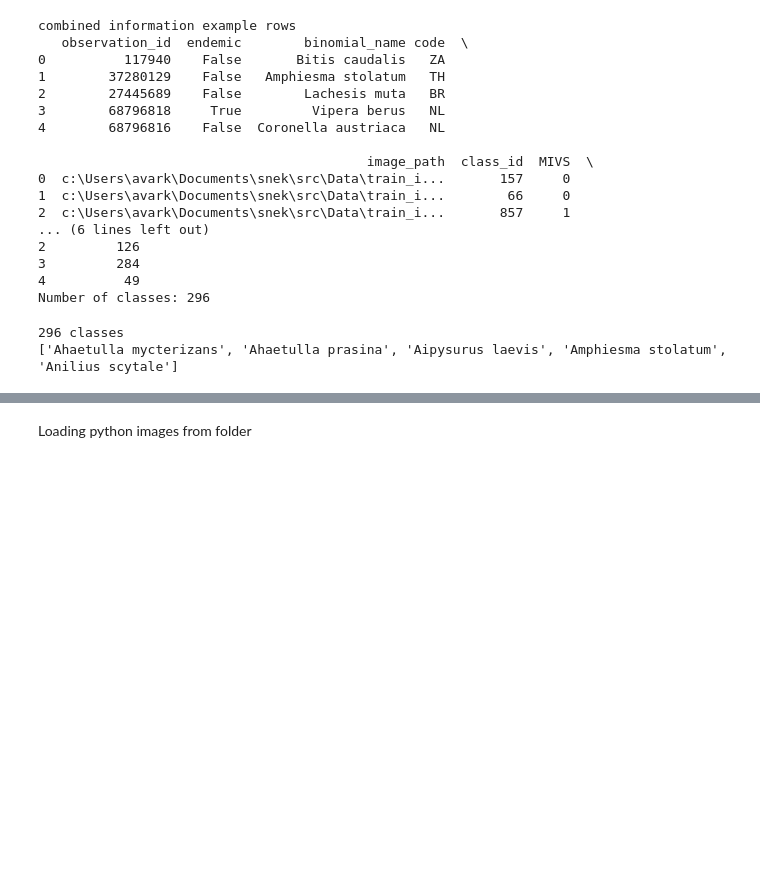
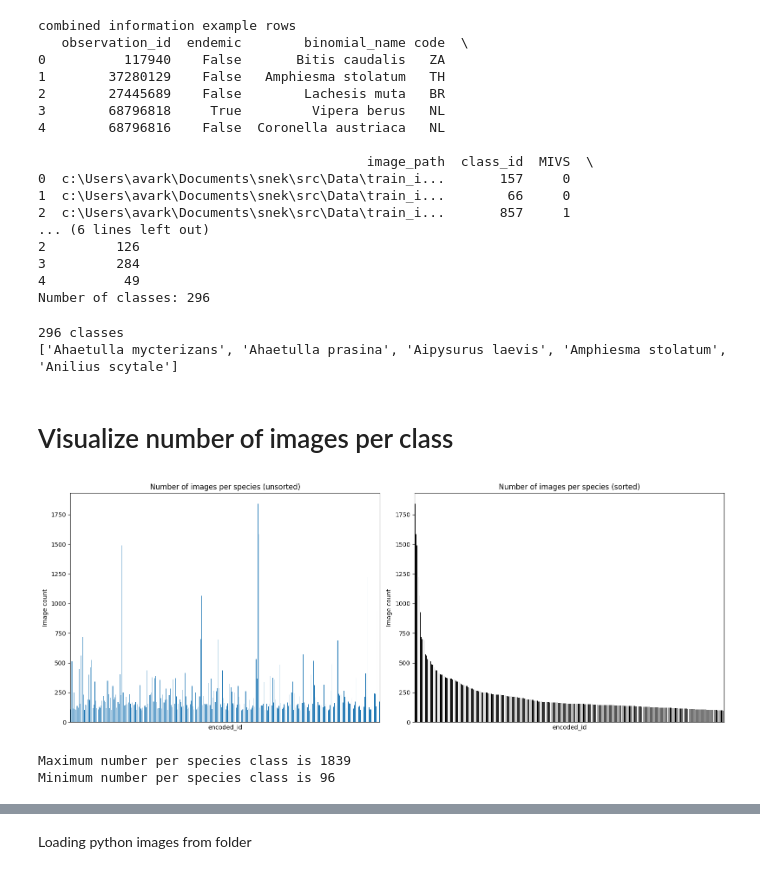
Before and after one commit to avarkahorvath/snek, a Jupyter notebook: src/Models/model.ipynb, the cells around one changed output, grey strips where cells are left out. Drawn from its saved outputs; the diff is of its cells as text; code cells hidden in the pictures; blank space fills up the shorter version.

Commit message:
plotted dataset (number of images per class, venom)

```diff
--- a/src/Models/model.ipynb
+++ b/src/Models/model.ipynb
@@ -82,3 +82,37 @@ print(CLASS_NAMES[:5])
 # %% [output]
 296 classes
 ['Ahaetulla mycterizans', 'Ahaetulla prasina', 'Aipysurus laevis', 'Amphiesma stolatum', 'Anilius scytale']
+# %% [markdown]
+# Visualize number of images per class
+# %%
+import pandas as pd
+import matplotlib.pyplot as plt
+
+# Count number of images per species
+class_counts = combined_info['encoded_id'].value_counts().sort_index()
+sorted_counts = class_counts.sort_values(ascending=False)
+
+# Create side-by-side plots
+fig, axes = plt.subplots(1, 2, figsize=(16, 6))
+
+# Left: original order
+class_counts.plot(kind='bar', ax=axes[0])
+axes[0].set_title("Number of images per species (unsorted)")
+axes[0].set_ylabel("Image count")
+axes[0].set_xticks([])  # remove labels if they cause crowding
+
+# Right: sorted descending
+sorted_counts.plot(kind='bar', ax=axes[1], color='black')
+axes[1].set_title("Number of images per species (sorted)")
+axes[1].set_ylabel("Image count")
+axes[1].set_xticks([])
+
+plt.tight_layout()
+plt.show()
+
+print(f"Maximum number per species class is {max(class_counts)}")
+print(f"Minimum number per species class is {min(class_counts)}")
+# %% [output]
+[figure, added]
+Maximum number per species class is 1839
+Minimum number per species class is 96
```
Also changed, not shown: parts of 4 cells of this notebook.
